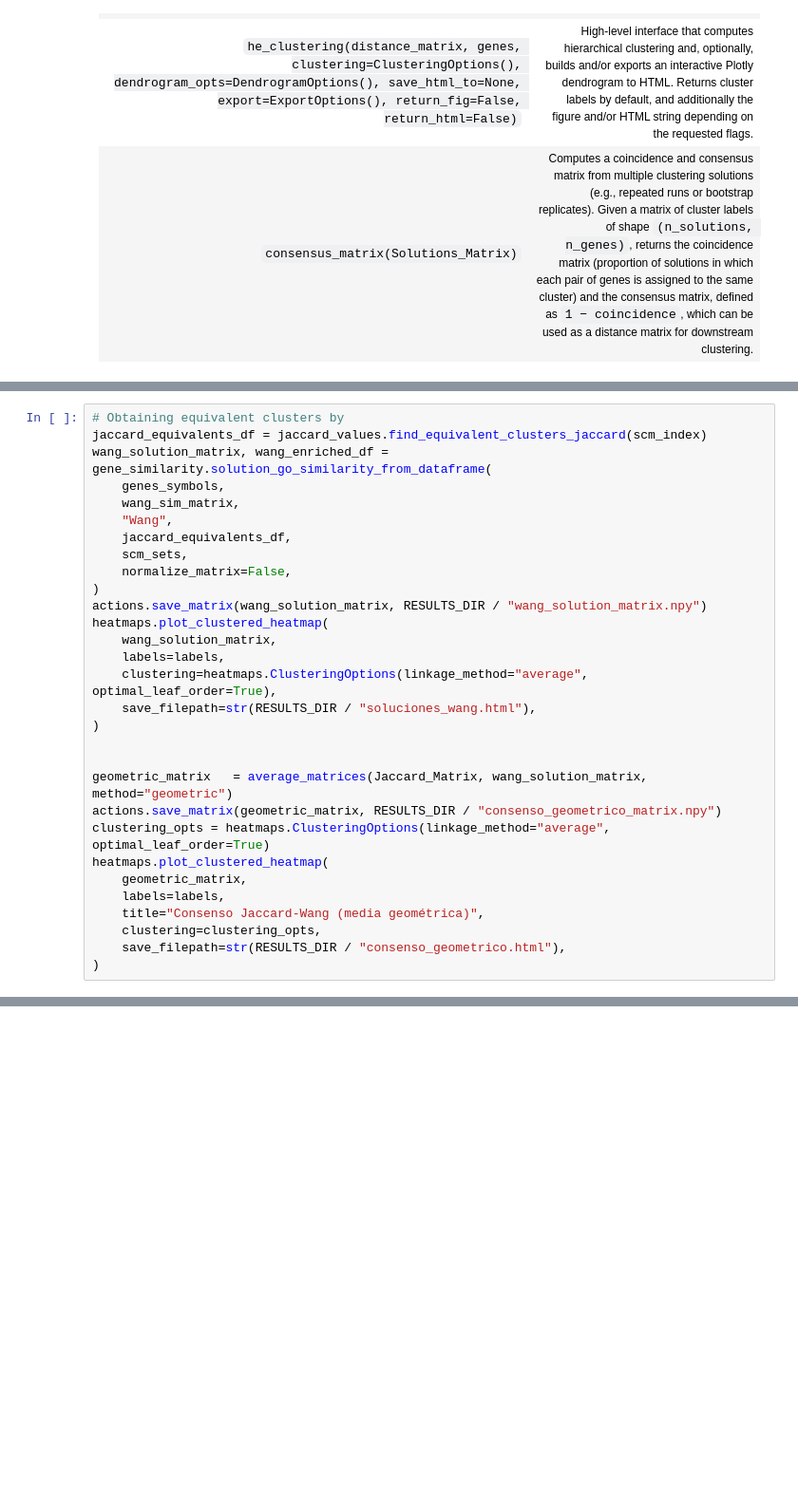
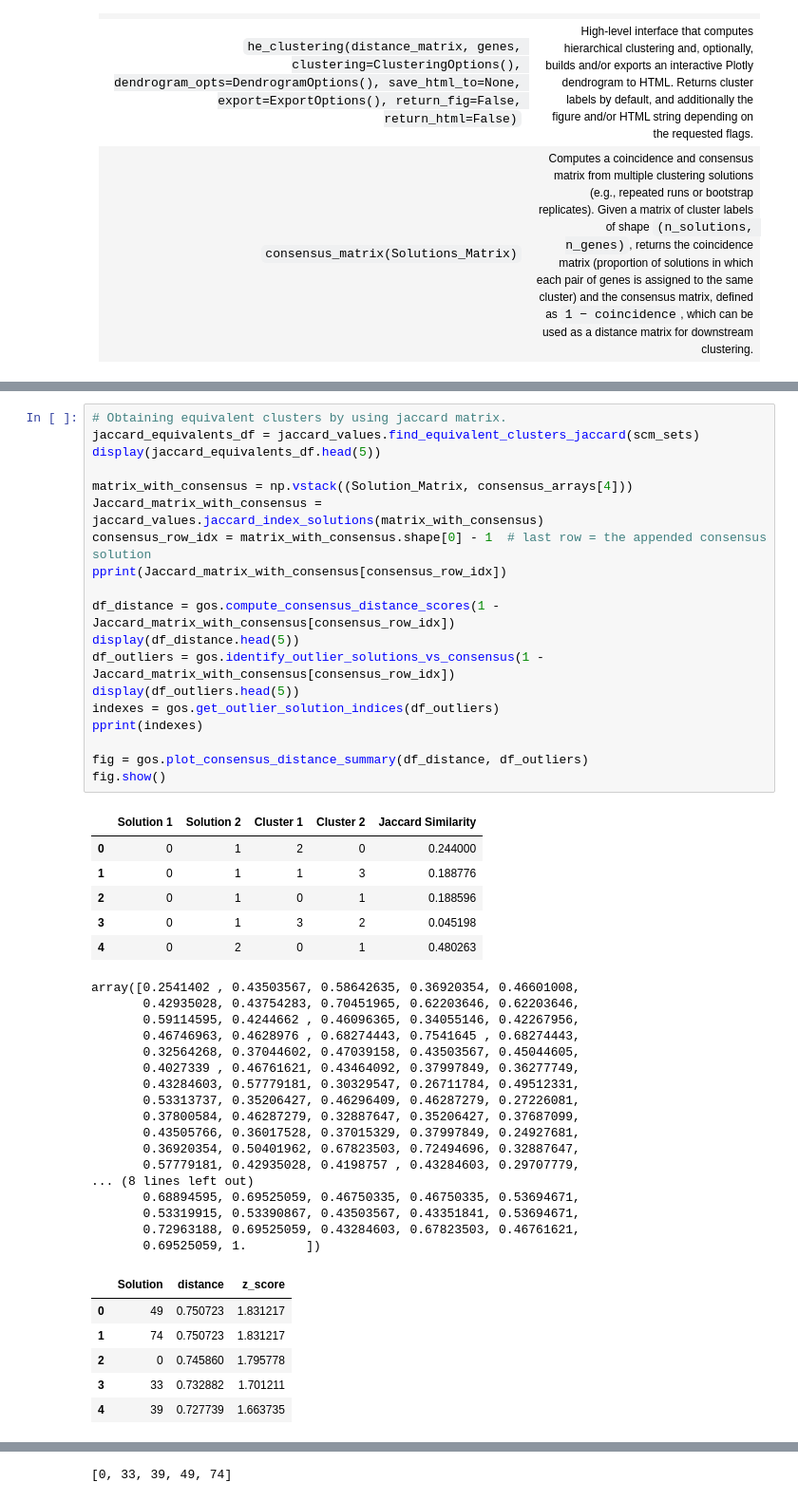
Before and after one commit to BenjaminGonzalezH/ItalianEdge, a Jupyter notebook: examples/Pipeline_documented.ipynb, the cells around one changed output, grey strips where cells are left out. Shown at 95% size. Drawn from its saved outputs; the diff is of its cells as text; blank space fills up the shorter version.

```diff
--- a/examples/Pipeline_documented.ipynb
+++ b/examples/Pipeline_documented.ipynb
@@ -1147,32 +1155,51 @@ WARNING:bokeh.core.validation.check:W-1005 (FIXED_SIZING_MODE): 'fixed' sizing m
  4 1 2 3 1 1 2 2 3 3 2 1 1 1 1 1 1 1 1 3 3 2 1 2 1 1 1 1 1 1 2 2 2 1 1 2 1
  1 2 1 3 1]
 # %%
-# Obtaining equivalent clusters by
-jaccard_equivalents_df = jaccard_values.find_equivalent_clusters_jaccard(scm_index)
-wang_solution_matrix, wang_enriched_df = gene_similarity.solution_go_similarity_from_dataframe(
-    genes_symbols,
-    wang_sim_matrix,
-    "Wang",
-    jaccard_equivalents_df,
-    scm_sets,
-    normalize_matrix=False,
-)
-actions.save_matrix(wang_solution_matrix, RESULTS_DIR / "wang_solution_matrix.npy")
-heatmaps.plot_clustered_heatmap(
-    wang_solution_matrix,
-    labels=labels,
-    clustering=heatmaps.ClusteringOptions(linkage_method="average", optimal_leaf_order=True),
-    save_filepath=str(RESULTS_DIR / "soluciones_wang.html"),
-)
+# Obtaining equivalent clusters by using jaccard matrix.
+jaccard_equivalents_df = jaccard_values.find_equivalent_clusters_jaccard(scm_sets)
+display(jaccard_equivalents_df.head(5))
 
+matrix_with_consensus = np.vstack((Solution_Matrix, consensus_arrays[4]))
+Jaccard_matrix_with_consensus = jaccard_values.jaccard_index_solutions(matrix_with_consensus)
+consensus_row_idx = matrix_with_consensus.shape[0] - 1  # last row = the appended consensus solution
+pprint(Jaccard_matrix_with_consensus[consensus_row_idx])
 
-geometric_matrix   = average_matrices(Jaccard_Matrix, wang_solution_matrix, method="geometric")
-actions.save_matrix(geometric_matrix, RESULTS_DIR / "consenso_geometrico_matrix.npy")
-clustering_opts = heatmaps.ClusteringOptions(linkage_method="average", optimal_leaf_order=True)
-heatmaps.plot_clustered_heatmap(
-    geometric_matrix,
-    labels=labels,
-    title="Consenso Jaccard-Wang (media geométrica)",
-    clustering=clustering_opts,
-    save_filepath=str(RESULTS_DIR / "consenso_geometrico.html"),
-)
+df_distance = gos.compute_consensus_distance_scores(1 - Jaccard_matrix_with_consensus[consensus_row_idx])
+display(df_distance.head(5))
+df_outliers = gos.identify_outlier_solutions_vs_consensus(1 - Jaccard_matrix_with_consensus[consensus_row_idx])
+display(df_outliers.head(5))
+indexes = gos.get_outlier_solution_indices(df_outliers)
+pprint(indexes)
+
+fig = gos.plot_consensus_distance_summary(df_distance, df_outliers)
+fig.show()
+# %% [output]
+|  | Solution 1 | Solution 2 | Cluster 1 | Cluster 2 | Jaccard Similarity |
+| 0 | 0 | 1 | 2 | 0 | 0.244000 |
+| 1 | 0 | 1 | 1 | 3 | 0.188776 |
+| 2 | 0 | 1 | 0 | 1 | 0.188596 |
+| 3 | 0 | 1 | 3 | 2 | 0.045198 |
+| 4 | 0 | 2 | 0 | 1 | 0.480263 |
+array([0.2541402 , 0.43503567, 0.58642635, 0.36920354, 0.46601008,
+       0.42935028, 0.43754283, 0.70451965, 0.62203646, 0.62203646,
+       0.59114595, 0.4244662 , 0.46096365, 0.34055146, 0.42267956,
+       0.46746963, 0.4628976 , 0.68274443, 0.7541645 , 0.68274443,
+       0.32564268, 0.37044602, 0.47039158, 0.43503567, 0.45044605,
+       0.4027339 , 0.46761621, 0.43464092, 0.37997849, 0.36277749,
+       0.43284603, 0.57779181, 0.30329547, 0.26711784, 0.49512331,
+       0.53313737, 0.35206427, 0.46296409, 0.46287279, 0.27226081,
+       0.37800584, 0.46287279, 0.32887647, 0.35206427, 0.37687099,
+       0.43505766, 0.36017528, 0.37015329, 0.37997849, 0.24927681,
+       0.36920354, 0.50401962, 0.67823503, 0.72494696, 0.32887647,
+       0.57779181, 0.42935028, 0.4198757 , 0.43284603, 0.29707779,
+... (8 lines left out)
+       0.68894595, 0.69525059, 0.46750335, 0.46750335, 0.53694671,
+       0.53319915, 0.53390867, 0.43503567, 0.43351841, 0.53694671,
+       0.72963188, 0.69525059, 0.43284603, 0.67823503, 0.46761621,
+       0.69525059, 1.        ])
+|  | Solution | distance | z_score |
+| 0 | 49 | 0.750723 | 1.831217 |
+| 1 | 74 | 0.750723 | 1.831217 |
+| 2 | 0 | 0.745860 | 1.795778 |
+| 3 | 33 | 0.732882 | 1.701211 |
+| 4 | 39 | 0.727739 | 1.663735 |
@@ -1178,0 +1212 @@ heatmaps.plot_clustered_heatmap(
+[0, 33, 39, 49, 74]
```
Also changed, not shown: parts of 23 cells of this notebook, 38 other files.
